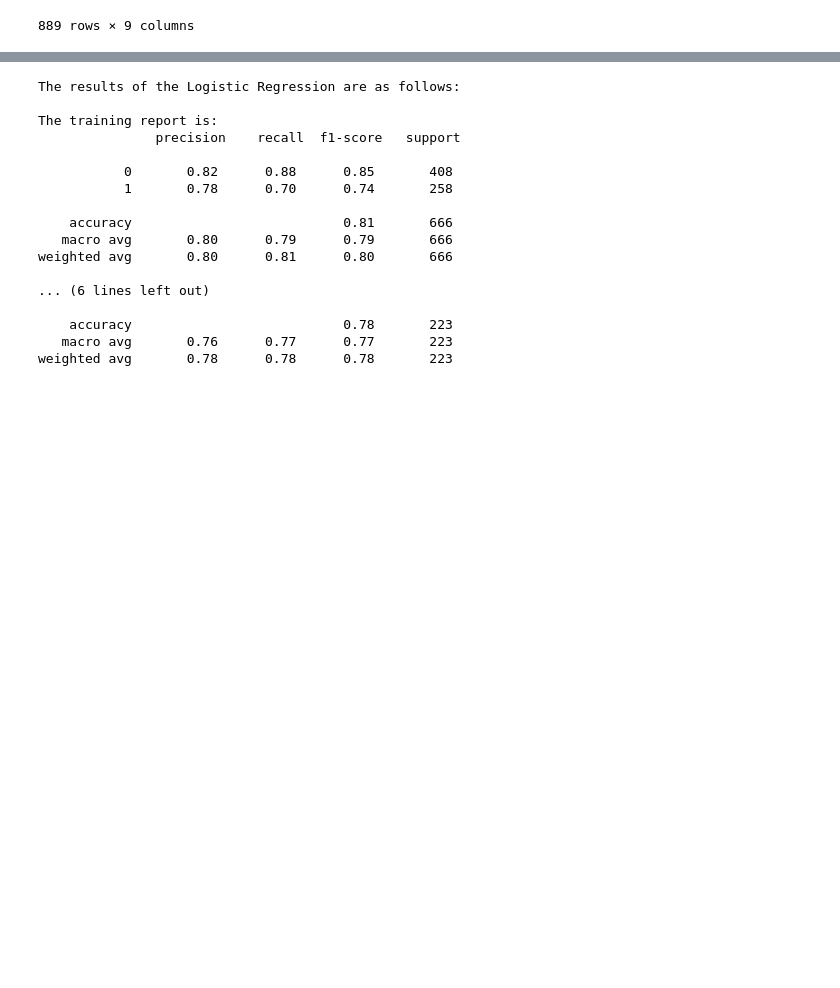
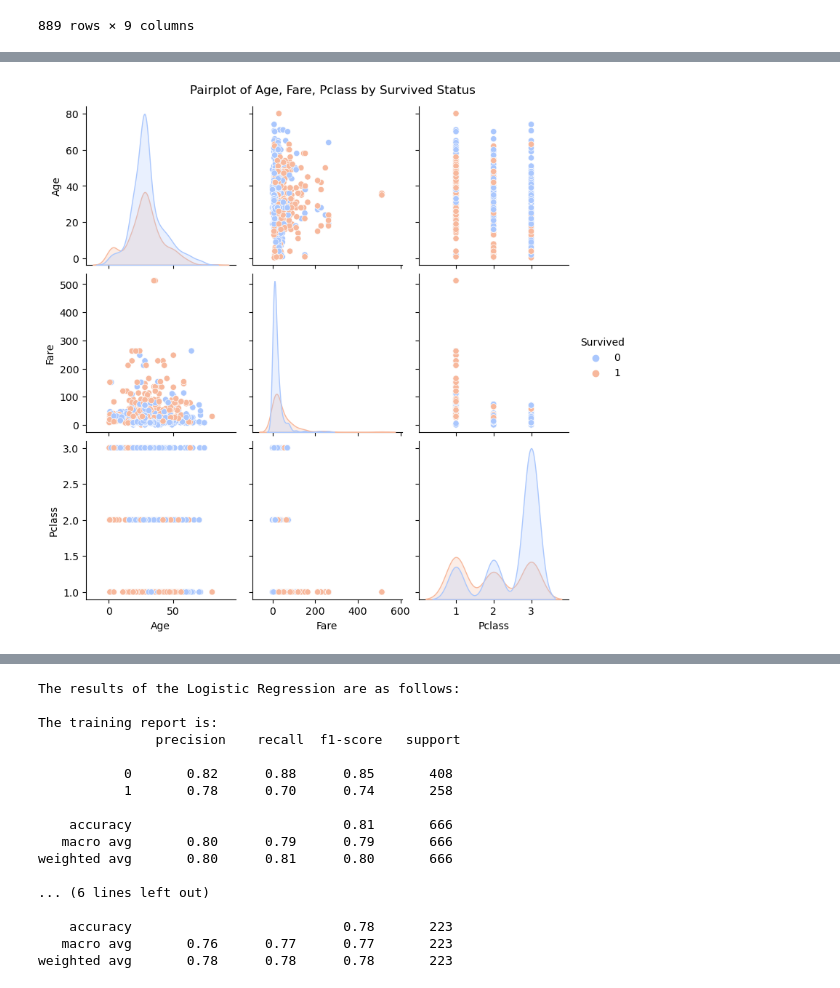
Before and after one commit to Ogam-Alvin/CODSOFT, a Jupyter notebook: Task1/task1.ipynb, the cells around one changed output, grey strips where cells are left out. Saved outputs shown, nothing was run; the diff lists cells and outputs as text; code cells hidden in the pictures; blank space fills up the shorter version.

```diff
--- a/Task1/task1.ipynb
+++ b/Task1/task1.ipynb
@@ -127,0 +142,7 @@ data
+# %%
+#Pairplot for multiple features by 'Survived' (e.g., 'Age', 'Fare', 'Pclass')
+sns.pairplot(data[['Age', 'Fare', 'Pclass', 'Survived']], hue='Survived', palette='coolwarm')
+plt.suptitle('Pairplot of Age, Fare, Pclass by Survived Status', y=1.02)
+plt.show()
+# %% [output]
+[figure, added]
```
Also changed, not shown: parts of 10 cells of this notebook, 2 other files.
